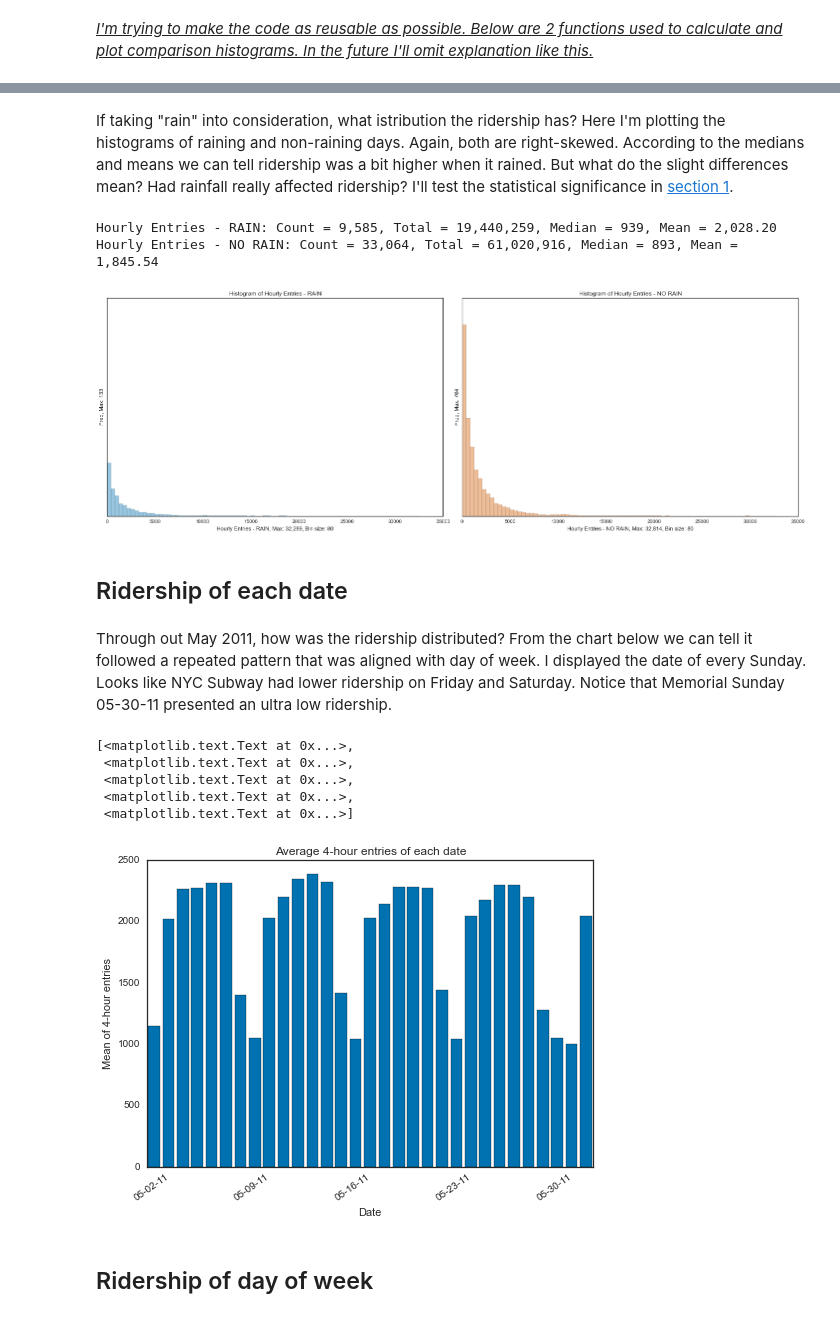
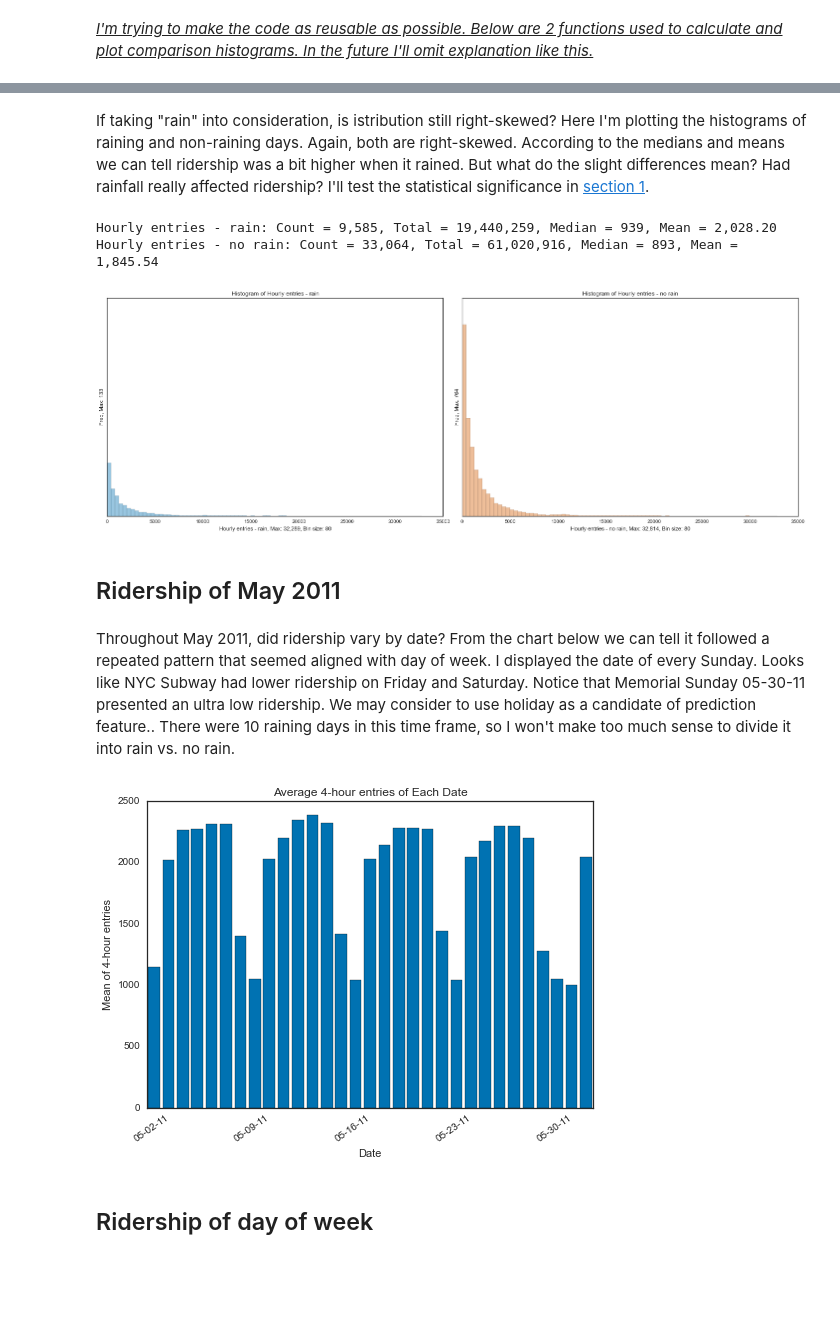
Before and after one commit to meilanou/NYCSubway, a Jupyter notebook: 0. Exploring data.ipynb, the cells around one changed output, grey strips where cells are left out. Cells and saved outputs as stored; diff of their text form; code cells hidden in the pictures; blank space fills up the shorter version.

```diff
--- a/0. Exploring data.ipynb
+++ b/0. Exploring data.ipynb
@@ -122,33 +123,41 @@ Hourly Exits: Count = 42,649, Total = 58,066,096, Median = 664, Mean = 1,361.49
 # %% [markdown]
-If taking "rain" into consideration, what istribution the ridership has? Here I'm plotting the histograms of raining and non-raining days.  Again, both are right-skewed. According to the medians and means we can tell ridership was a bit higher when it rained. But what do the slight differences mean? Had rainfall really affected ridership? I'll test the statistical significance in <a href="1.%20Statistical%20test.ipynb" target="_blank">section 1</a>.
+If taking "rain" into consideration, is istribution still right-skewed? Here I'm plotting the histograms of raining and non-raining days.  Again, both are right-skewed. According to the medians and means we can tell ridership was a bit higher when it rained. But what do the slight differences mean? Had rainfall really affected ridership? I'll test the statistical significance in <a href="1.%20Statistical%20test.ipynb" target="_blank">section 1</a>.
 # %%
 ent_hr_rain = list(df[df['rain'] == 1]['ENTRIESn_hourly'])
 ent_hr_no_rain = list(df[df['rain'] == 0]['ENTRIESn_hourly'])
-print_stats('Hourly Entries - RAIN', ent_hr_rain, 'Hourly Entries - NO RAIN', ent_hr_no_rain)
-plot_histograms('Hourly Entries - RAIN', ent_hr_rain, 'Hourly Entries - NO RAIN', ent_hr_no_rain)
+print_stats('Hourly entries - rain', ent_hr_rain, 'Hourly entries - no rain', ent_hr_no_rain)
+plot_histograms('Hourly entries - rain', ent_hr_rain, 'Hourly entries - no rain', ent_hr_no_rain)
 # %% [output]
-Hourly Entries - RAIN: Count = 9,585, Total = 19,440,259, Median = 939, Mean = 2,028.20
-Hourly Entries - NO RAIN: Count = 33,064, Total = 61,020,916, Median = 893, Mean = 1,845.54
+Hourly entries - rain: Count = 9,585, Total = 19,440,259, Median = 939, Mean = 2,028.20
+Hourly entries - no rain: Count = 33,064, Total = 61,020,916, Median = 893, Mean = 1,845.54
 [figure]
 # %% [markdown]
-## Ridership of each date
+## Ridership of May 2011
 # %% [markdown]
-Through out May 2011, how was the ridership distributed? From the chart below we can tell it followed a repeated pattern that was aligned with day of week. I displayed the date of every Sunday. Looks like NYC Subway had lower ridership on Friday and Saturday. Notice that Memorial Sunday 05-30-11 presented an ultra low ridership.
+Throughout May 2011, did ridership vary by date? From the chart below we can tell it followed a repeated pattern that seemed aligned with day of week. I displayed the date of every Sunday. Looks like NYC Subway had lower ridership on Friday and Saturday. Notice that Memorial Sunday 05-30-11 presented an ultra low ridership. We may consider to use holiday as a candidate of prediction feature.. There were 10 raining days in this time frame, so I won't make too much sense to divide it into rain vs. no rain.
-# %%
-date_group = df.groupby(['DATEn'], as_index=False)['DATEn', 'ENTRIESn_hourly'].aggregate(np.mean)
-ax = sns.barplot(x=date_group['DATEn'], y=date_group['ENTRIESn_hourly'])
-ax.set_xlabel('Date')
-ax.set_ylabel('Mean of 4-hour entries')
-ax.set_title('Average 4-hour entries of each date')
-ax.set_xticks([1,8,15,22,29])
-ax.set_xticklabels(['05-02-11', '05-09-11', '05-16-11', '05-23-11', '05-30-11'], rotation=35, ha='right')
-# %% [output]
-[<matplotlib.text.Text at 0x...>,
- <matplotlib.text.Text at 0x...>,
- <matplotlib.text.Text at 0x...>,
- <matplotlib.text.Text at 0x...>,
- <matplotlib.text.Text at 0x...>]
-[figure, removed]
+# %%
+'''
+plot the average entries of every 4-hour for a selected factor
+'''
+def plot_4_hour_average_entries_bar(x, y, factor, xticks=None, xticklabels=None):
+    f, ax = plt.subplots()
+    ax = sns.barplot(x=x, y=y)
+    ax.set_xlabel(factor)
+    ax.set_ylabel('Mean of 4-hour entries')
+    ax.set_title('Average 4-hour entries of Each {}'.format(factor))
+    if xticks <> None:
+        ax.set_xticks(xticks)
+    if xticklabels <> None:
+        ax.set_xticklabels(xticklabels, rotation=35, ha='right')
+# %%
+sundays_dates = df[df['day_week'] == 0]['DATEn'].unique()
+sundays_count = len(sundays_dates)
+first_sunday_index = (d.datetime.strptime(sundays_dates[0], '%m-%d-%y') - d.datetime(2011, 5, 1, 0, 0, 0)).days
+sunday_indices = np.linspace(first_sunday_index, 7*(sundays_count-1)+first_sunday_index, sundays_count, dtype=np.float)
+date_group = df.groupby(['DATEn'], as_index=False)['DATEn', 'ENTRIESn_hourly'].aggregate(np.mean)
+plot_4_hour_average_entries_bar(date_group['DATEn'], date_group['ENTRIESn_hourly'], 'Date', xticks=sunday_indices, xticklabels=sundays_dates)
+# %% [output]
+[figure, added]
 # %% [markdown]
 ## Ridership of day of week
 # %% [markdown]
```
Also changed, not shown: parts of 17 cells of this notebook.
